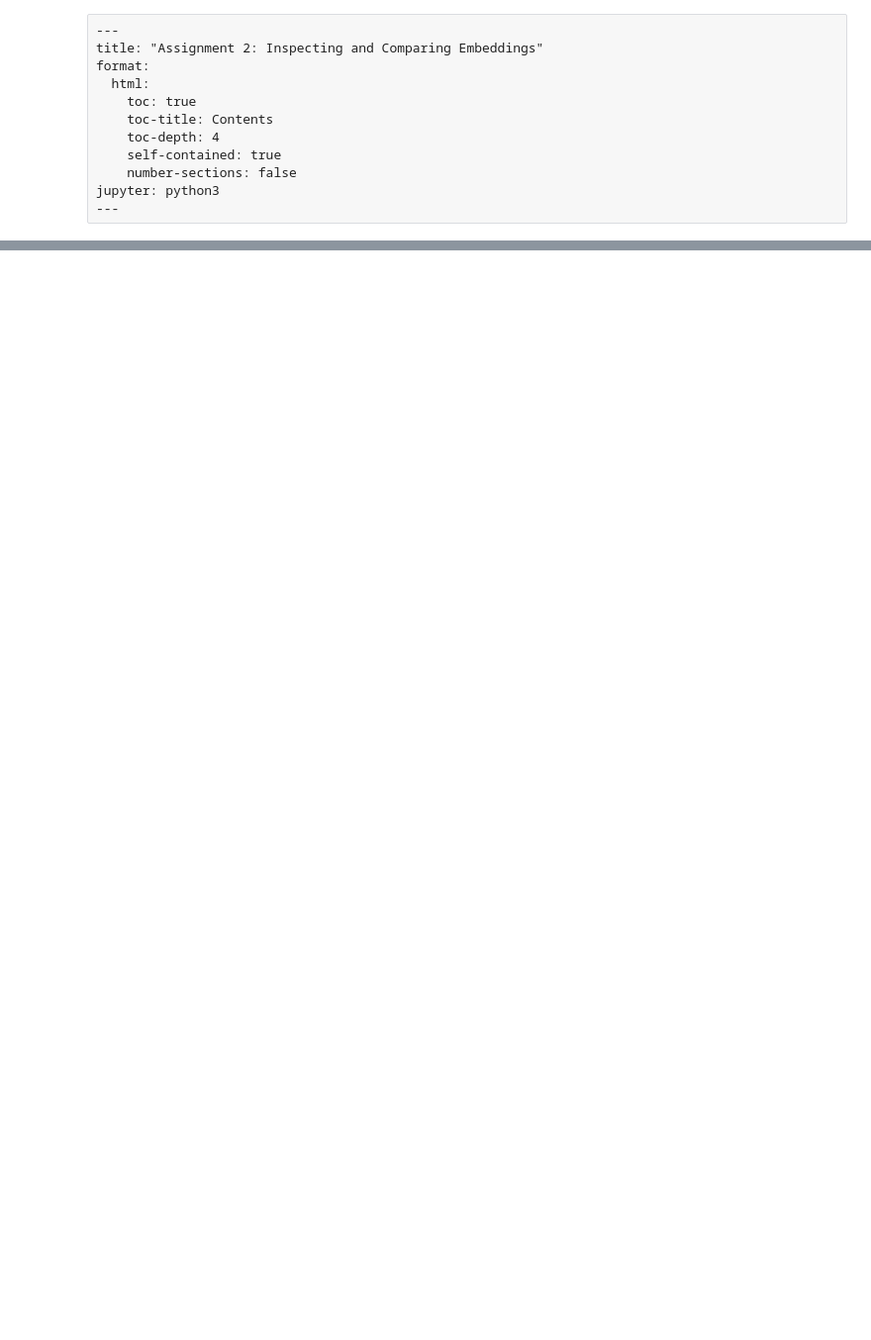
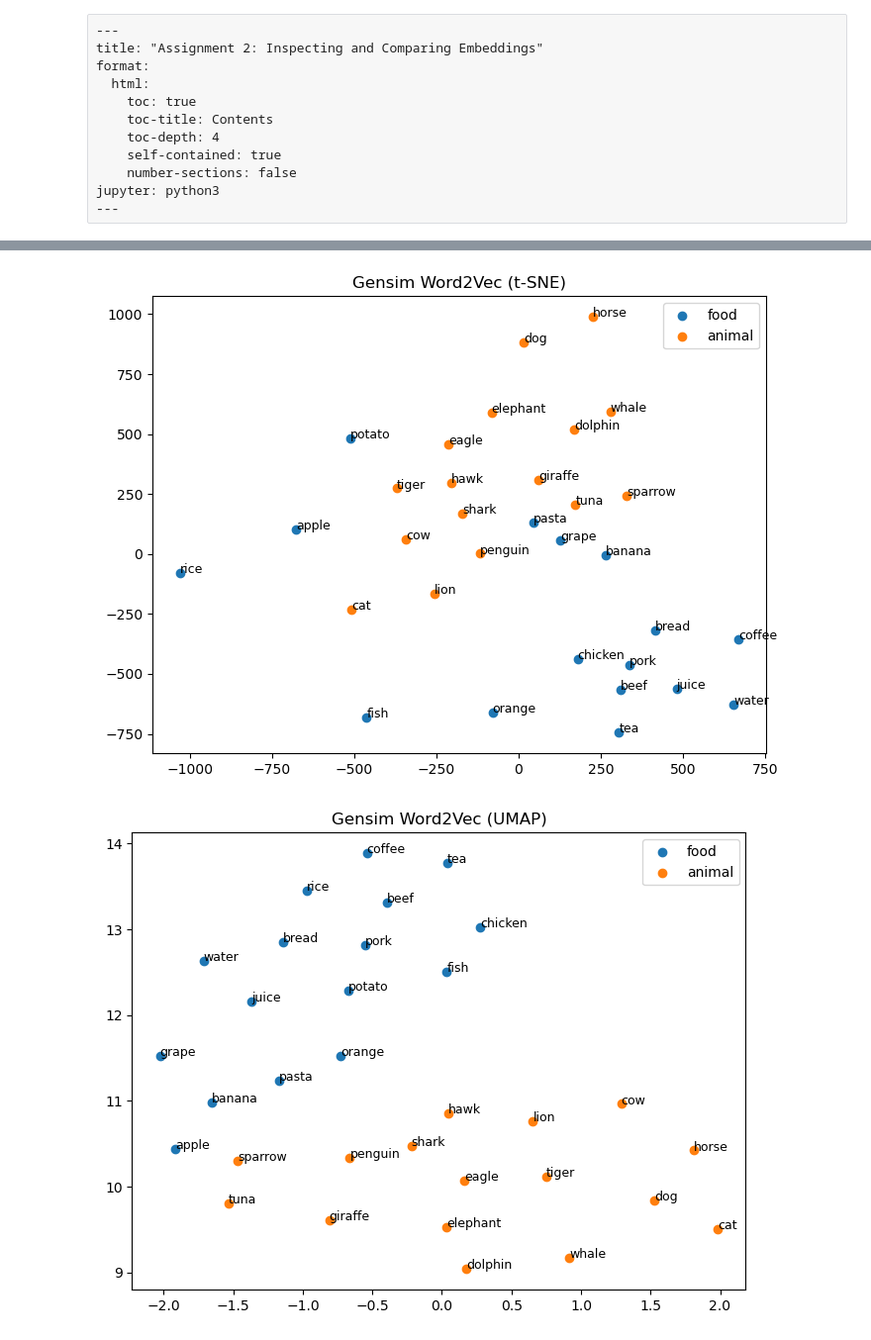
Before and after one commit to hymzhao/stat359, a Jupyter notebook: student/Assignment2/inspect_embeddings.ipynb, the cells around one changed output, grey strips where cells are left out. Shown at 99% size. Cells and saved outputs as stored; diff of their text form; code cells hidden in the pictures; blank space fills up the shorter version.

```diff
--- a/student/Assignment2/inspect_embeddings.ipynb
+++ b/student/Assignment2/inspect_embeddings.ipynb
@@ -75,0 +192,30 @@ You are responsible for the correctness of your submission, even if AI suggested
+# %%
+def get_embeddings_from_matrix(words, embeddings, word2idx):
+    vectors = []
+    valid_words = []
+
+    for w in words:
+        if w in word2idx:
+            vectors.append(embeddings[word2idx[w]])
+            valid_words.append(w)
+
+    return np.array(vectors), valid_words
+# %%
+import pickle
+import numpy as np
+
+with open("word2vec_gensim_embeddings.pkl", "rb") as f:
+    data1 = pickle.load(f)
+
+embeddings1 = data1['embeddings']
+word2idx1 = data1['word2idx']
+idx2word1 = data1['idx2word']
+
+X, valid_words = get_embeddings_from_matrix(words, embeddings1, word2idx1)
+valid_labels = [labels[words.index(w)] for w in valid_words]
+
+plot_tsne(X, valid_words, valid_labels, "Gensim Word2Vec (t-SNE)")
+plot_umap(X, valid_words, valid_labels, "Gensim Word2Vec (UMAP)")
+# %% [output]
+[figure, added]
+[figure, added]
```
Also changed, not shown: parts of 19 cells of this notebook, 1 other file.
